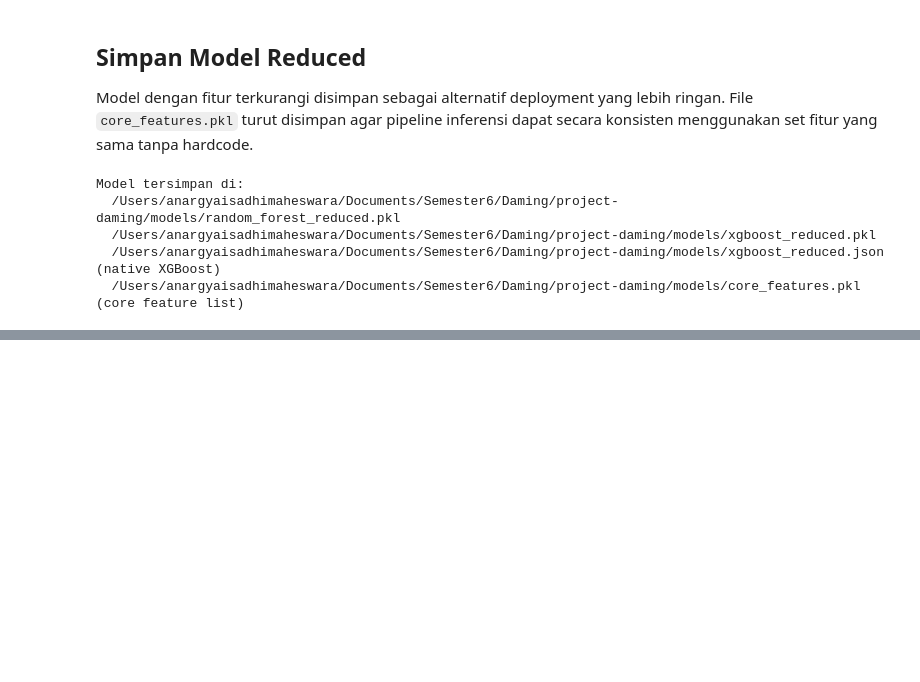
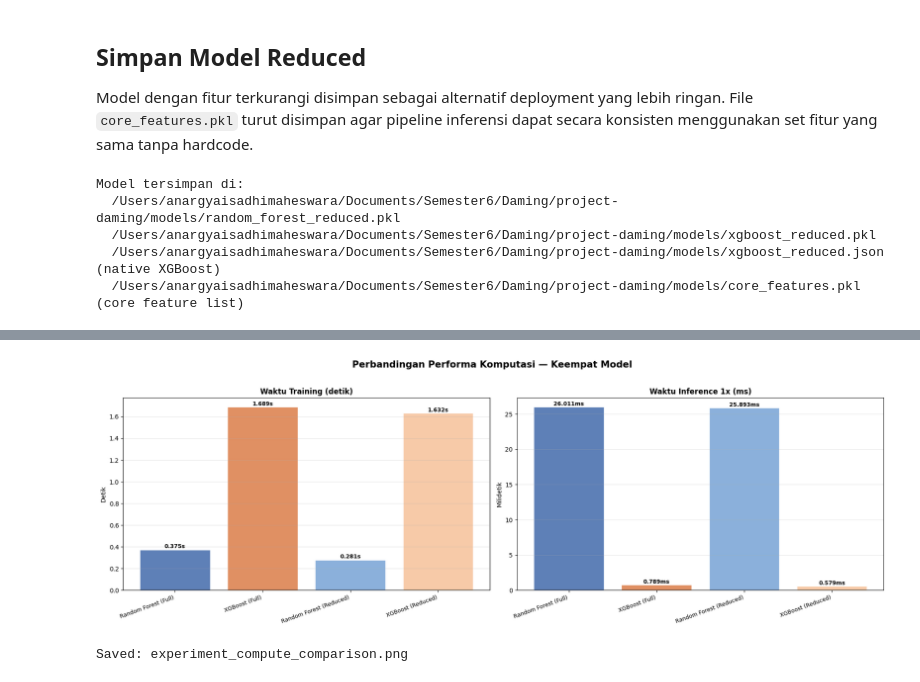
Before and after one commit to faqihfirman/project-daming, a Jupyter notebook: notebooks/experiments/03_feature_reduction.ipynb, the cells around one changed output, grey strips where cells are left out. Saved outputs shown, nothing was run; the diff lists cells and outputs as text; code cells hidden in the pictures; blank space fills up the shorter version.

```diff
--- a/notebooks/experiments/03_feature_reduction.ipynb
+++ b/notebooks/experiments/03_feature_reduction.ipynb
@@ -354,0 +444,39 @@ Model tersimpan di:
+# %%
+model_labels  = timing_df['Model'].tolist()
+train_times   = timing_df['Training Time (s)'].tolist()
+infer_times   = timing_df['Inference Time 1x (ms)'].tolist()
+accuracies    = timing_df['Test Accuracy (%)'].tolist()
+palette       = ['#4C72B0', '#DD8452', '#7FA8D8', '#F7C59F']
+
+fig, axes = plt.subplots(1, 2, figsize=(18, 6))
+fig.suptitle('Perbandingan Performa Komputasi — Keempat Model', fontsize=15, fontweight='bold', y=1.02)
+
+# Plot 1: Training Time
+ax = axes[0]
+bars = ax.bar(model_labels, train_times, color=palette, edgecolor='white', alpha=0.9)
+for bar, val in zip(bars, train_times):
+    ax.text(bar.get_x() + bar.get_width()/2, bar.get_height() + 0.002,
+            f'{val:.3f}s', ha='center', va='bottom', fontsize=9, fontweight='bold')
+ax.set_title('Waktu Training (detik)', fontsize=12, fontweight='bold')
+ax.set_ylabel('Detik')
+ax.set_xticklabels(model_labels, rotation=20, ha='right', fontsize=9)
+ax.grid(axis='y', alpha=0.3)
+
+# Plot 2: Inference Time
+ax = axes[1]
+bars = ax.bar(model_labels, infer_times, color=palette, edgecolor='white', alpha=0.9)
+for bar, val in zip(bars, infer_times):
+    ax.text(bar.get_x() + bar.get_width()/2, bar.get_height() + 0.0005,
+            f'{val:.3f}ms', ha='center', va='bottom', fontsize=9, fontweight='bold')
+ax.set_title('Waktu Inference 1x (ms)', fontsize=12, fontweight='bold')
+ax.set_ylabel('Milidetik')
+ax.set_xticklabels(model_labels, rotation=20, ha='right', fontsize=9)
+ax.grid(axis='y', alpha=0.3)
+
+plt.tight_layout()
+plt.savefig('../../assets/experiment_compute_comparison.png', dpi=120, bbox_inches='tight')
+plt.show()
+print("Saved: experiment_compute_comparison.png")
+# %% [output]
+[figure, added]
+Saved: experiment_compute_comparison.png
```
Also changed, not shown: parts of 3 cells of this notebook.
